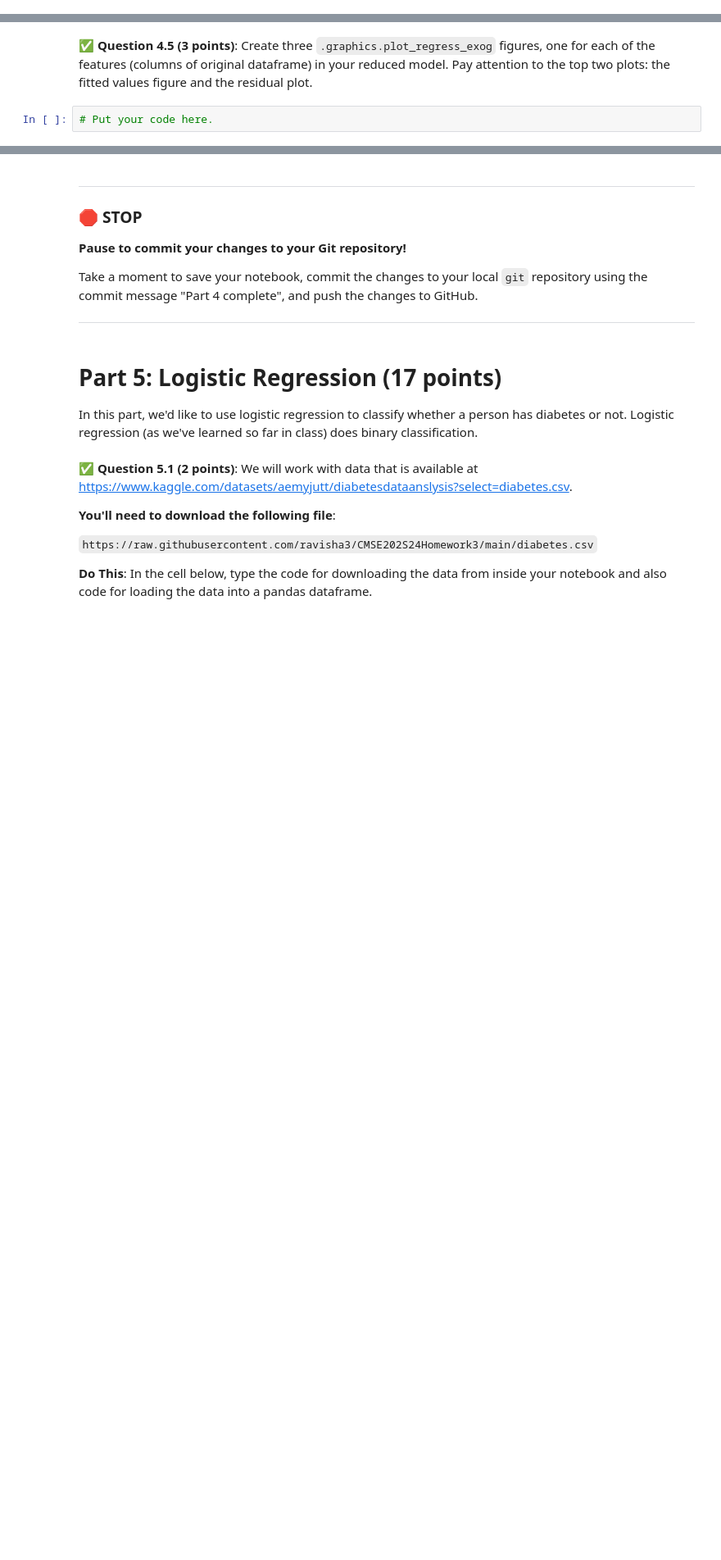
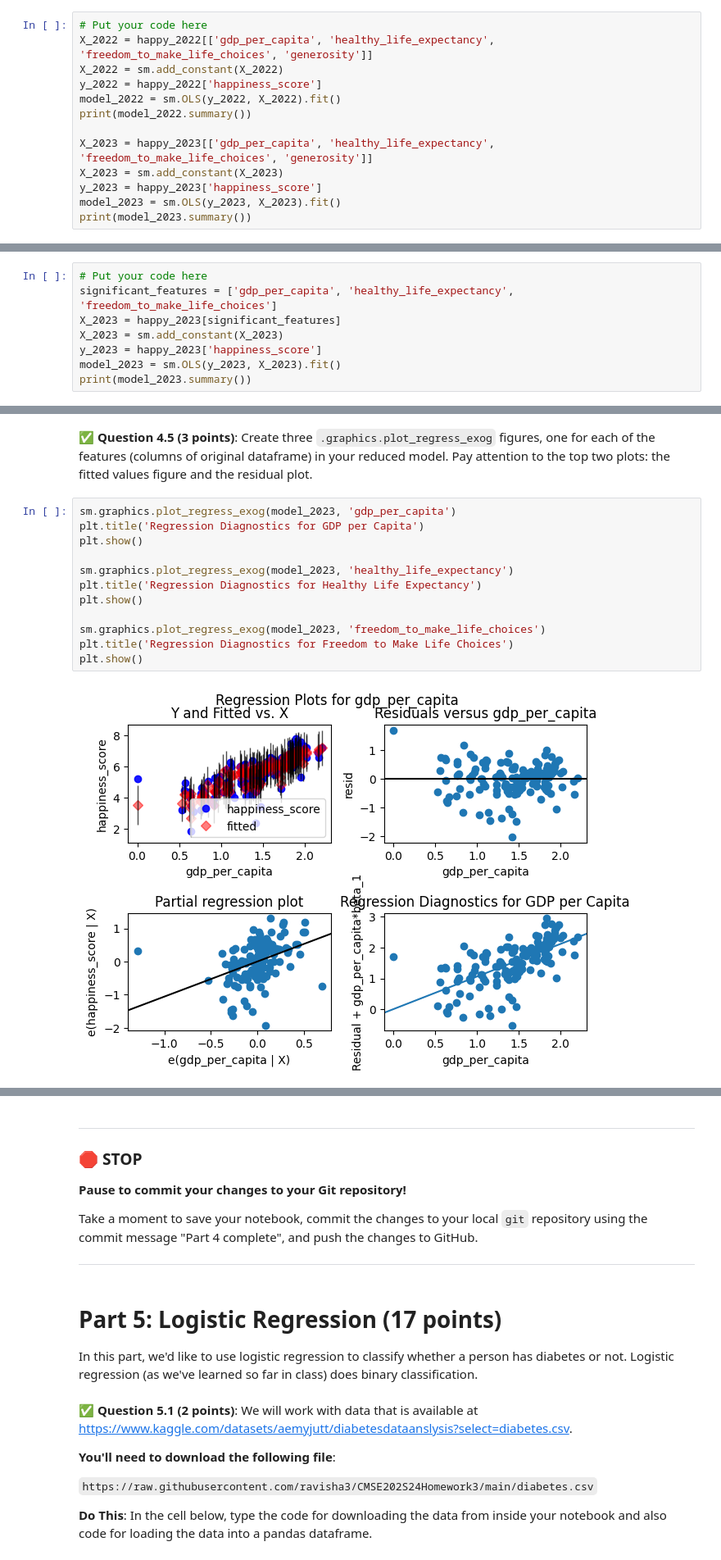
Before and after one commit to zakkoz1/CMSE202-f23-turnin, a Jupyter notebook: hw03/HW-03_Regression-S24-STUDENT.ipynb, the cells around one changed output, grey strips where cells are left out. Shown at 82% size. Saved outputs shown, nothing was run; the diff lists cells and outputs as text; blank space fills up the shorter version.

```diff
--- a/hw03/HW-03_Regression-S24-STUDENT.ipynb
+++ b/hw03/HW-03_Regression-S24-STUDENT.ipynb
@@ -275,0 +280,13 @@ In this part, we'll use multiple features to do predictions.
+# %%
+# Put your code here
+X_2022 = happy_2022[['gdp_per_capita', 'healthy_life_expectancy', 'freedom_to_make_life_choices', 'generosity']]
+X_2022 = sm.add_constant(X_2022)
+y_2022 = happy_2022['happiness_score']
+model_2022 = sm.OLS(y_2022, X_2022).fit()
+print(model_2022.summary())
+
+X_2023 = happy_2023[['gdp_per_capita', 'healthy_life_expectancy', 'freedom_to_make_life_choices', 'generosity']]
+X_2023 = sm.add_constant(X_2023)
+y_2023 = happy_2023['happiness_score']
+model_2023 = sm.OLS(y_2023, X_2023).fit()
+print(model_2023.summary())
@@ -287,0 +326,8 @@ In this part, we'll use multiple features to do predictions.
+# %%
+# Put your code here
+significant_features = ['gdp_per_capita', 'healthy_life_expectancy', 'freedom_to_make_life_choices']
+X_2023 = happy_2023[significant_features]
+X_2023 = sm.add_constant(X_2023)
+y_2023 = happy_2023['happiness_score']
+model_2023 = sm.OLS(y_2023, X_2023).fit()
+print(model_2023.summary())
@@ -292,4 +357,16 @@ In this part, we'll use multiple features to do predictions.
 # %% [markdown]
 &#9989;  **Question 4.5 (3 points)**: Create three `.graphics.plot_regress_exog` figures, one for each of the features (columns of original dataframe) in your reduced model. Pay attention to the top two plots: the fitted values figure and the residual plot.
-# %%
-# Put your code here.
+# %%
+sm.graphics.plot_regress_exog(model_2023, 'gdp_per_capita')
+plt.title('Regression Diagnostics for GDP per Capita')
+plt.show()
+
+sm.graphics.plot_regress_exog(model_2023, 'healthy_life_expectancy')
+plt.title('Regression Diagnostics for Healthy Life Expectancy')
+plt.show()
+
+sm.graphics.plot_regress_exog(model_2023, 'freedom_to_make_life_choices')
+plt.title('Regression Diagnostics for Freedom to Make Life Choices')
+plt.show()
+# %% [output]
+[figure, added]
```
Also changed, not shown: parts of 23 cells of this notebook.
